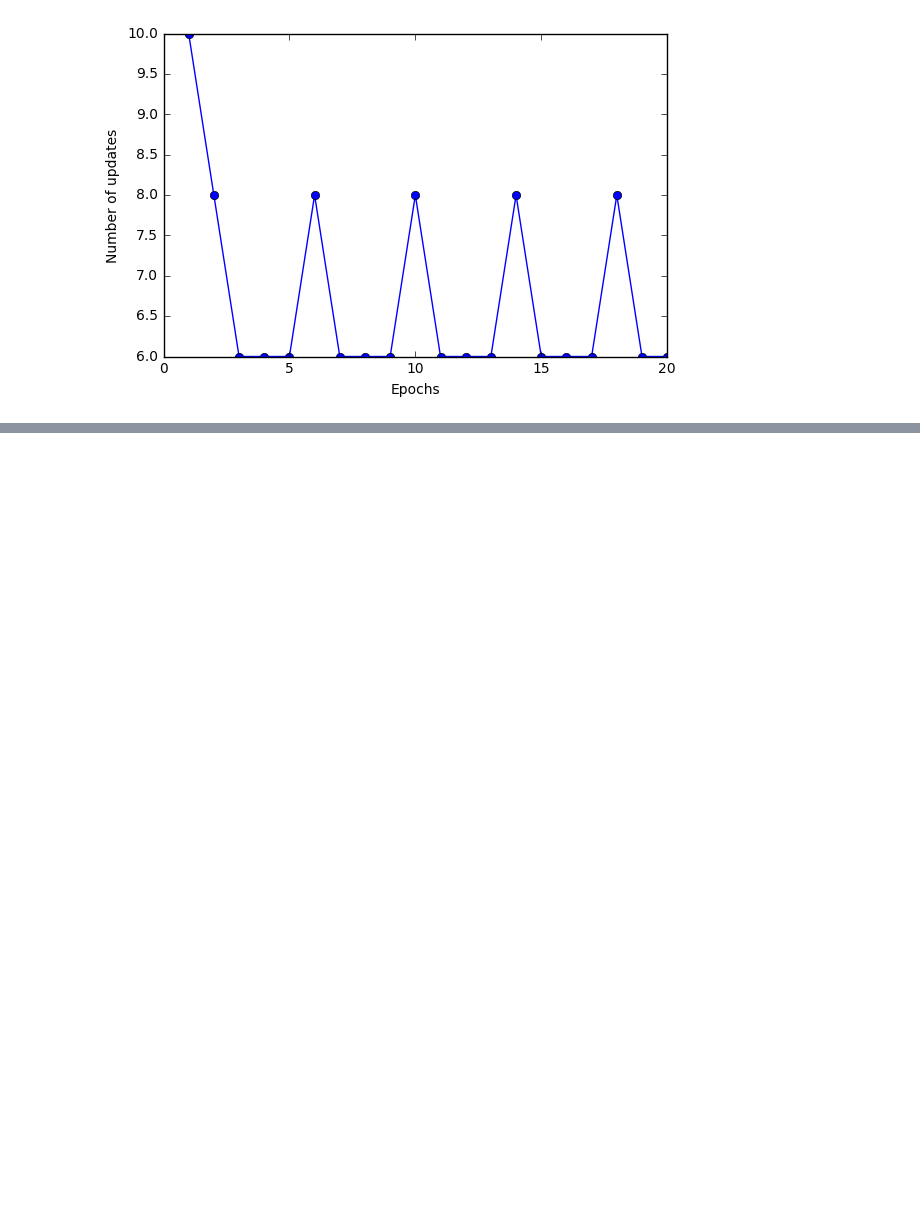
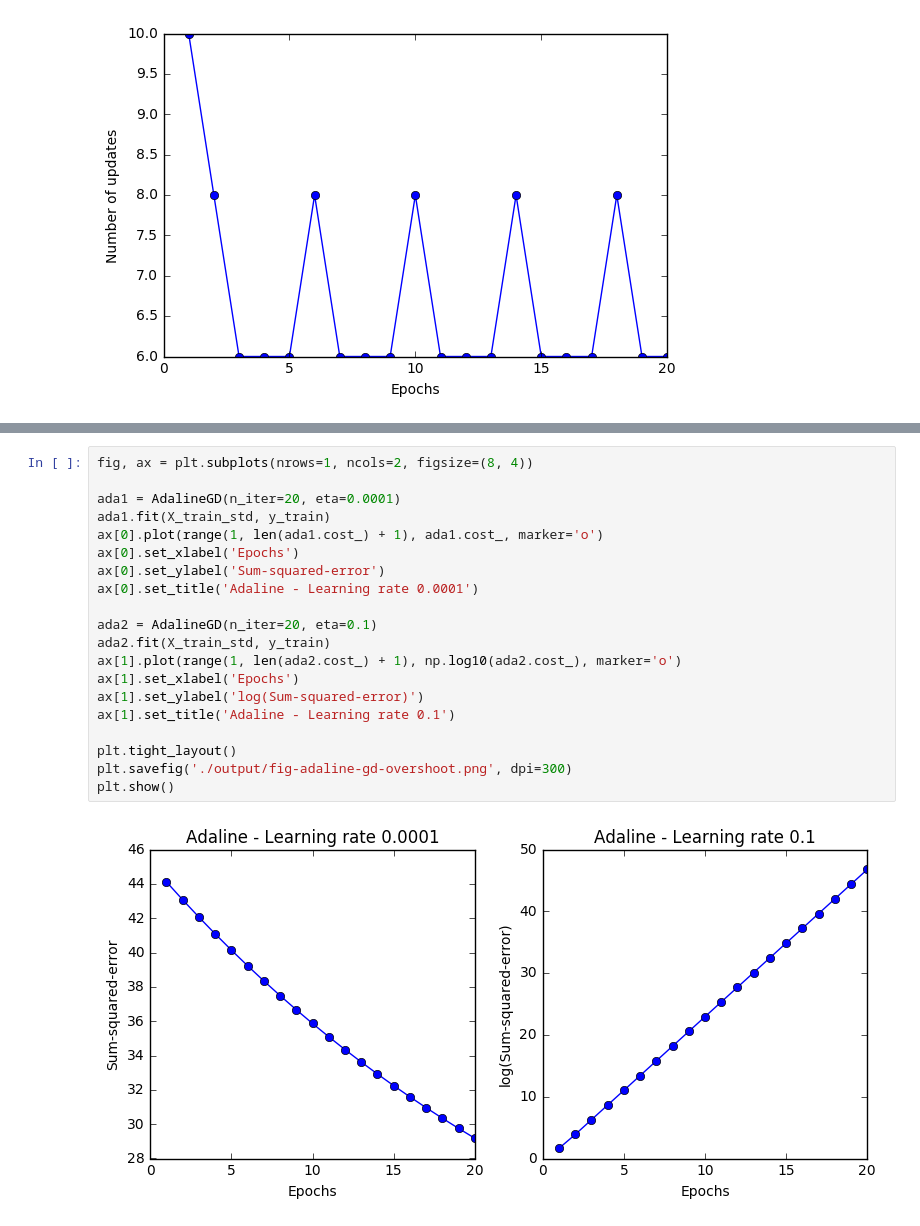
Before and after one commit to ChunChenLin/Large-Scale-Machine-Learning, a Jupyter notebook: Perceptron & Adaline.ipynb, the cells around one changed output, grey strips where cells are left out. Cells and saved outputs as stored; diff of their text form; blank space fills up the shorter version.

Commit message:
Implementing Adaline with GD

```diff
--- a/Perceptron & Adaline.ipynb
+++ b/Perceptron & Adaline.ipynb
@@ -241,0 +308,22 @@ plt.show()
+# %%
+fig, ax = plt.subplots(nrows=1, ncols=2, figsize=(8, 4))
+
+ada1 = AdalineGD(n_iter=20, eta=0.0001)
+ada1.fit(X_train_std, y_train)
+ax[0].plot(range(1, len(ada1.cost_) + 1), ada1.cost_, marker='o')
+ax[0].set_xlabel('Epochs')
+ax[0].set_ylabel('Sum-squared-error')
+ax[0].set_title('Adaline - Learning rate 0.0001')
+
+ada2 = AdalineGD(n_iter=20, eta=0.1)
+ada2.fit(X_train_std, y_train)
+ax[1].plot(range(1, len(ada2.cost_) + 1), np.log10(ada2.cost_), marker='o')
+ax[1].set_xlabel('Epochs')
+ax[1].set_ylabel('log(Sum-squared-error)')
+ax[1].set_title('Adaline - Learning rate 0.1')
+
+plt.tight_layout()
+plt.savefig('./output/fig-adaline-gd-overshoot.png', dpi=300)
+plt.show()
+# %% [output]
+[figure, added]
```
Also changed, not shown: parts of 2 cells of this notebook.
